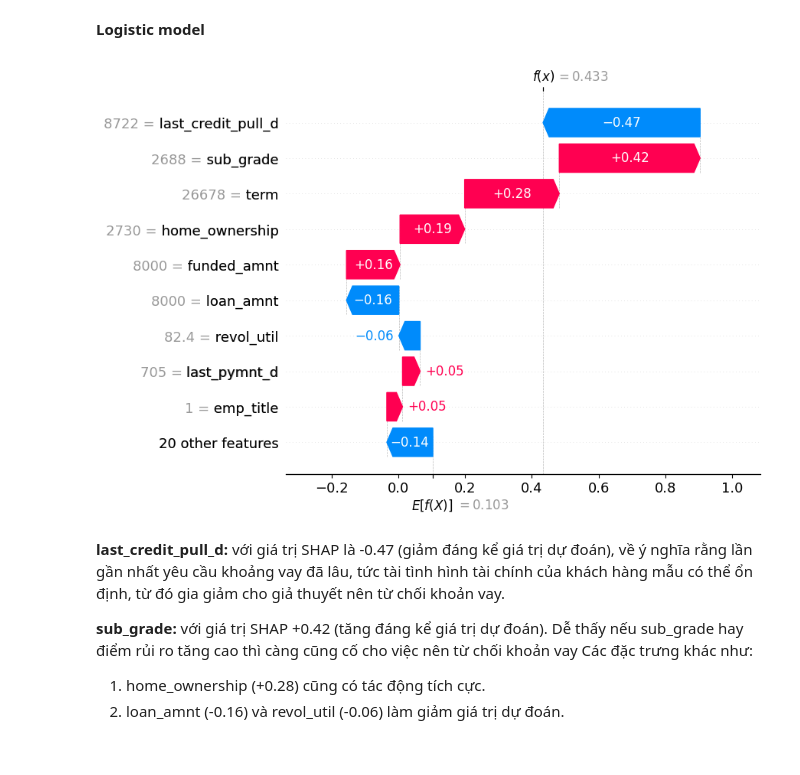
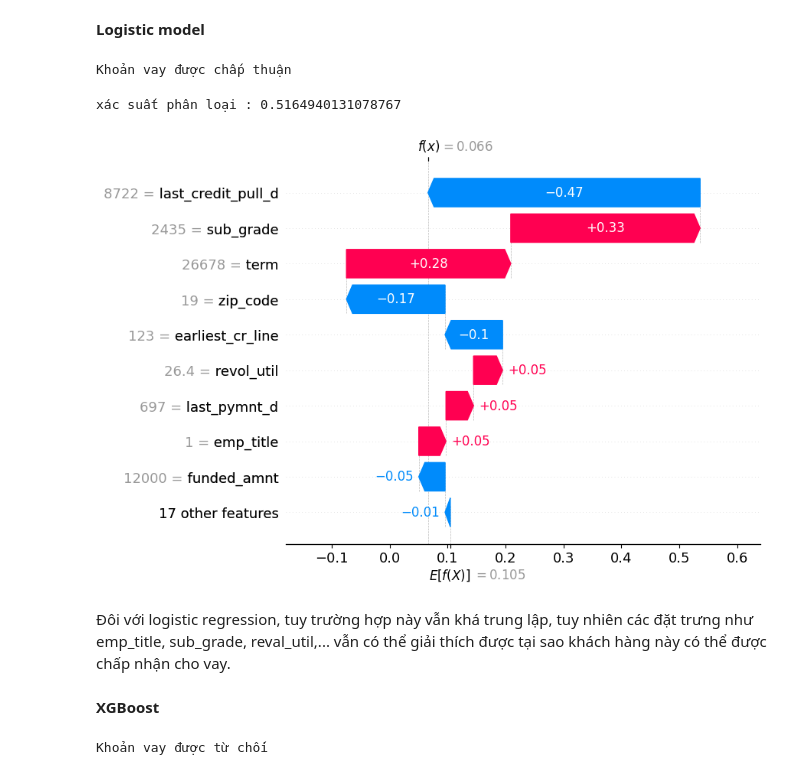
Before and after one commit to Meanliss/Project-midterm, a Jupyter notebook: MIDTERM (3).ipynb, the cells around one changed output. Saved outputs shown, nothing was run; the diff lists cells and outputs as text; code cells hidden in the pictures.

```diff
--- a/MIDTERM (3).ipynb
+++ b/MIDTERM (3).ipynb
@@ -445,6 +413,9 @@ X_train, X_val, y_train, y_val = train_test_split(
     X_train, y_train, test_size=0.2, random_state=42)
 # %% [markdown]
 # II Model Development
+# %%
+# Phần này node lại tập train cho từng model.
+X_val_selected_dict = {}
 # %% [markdown]
 ## 1.Decision Tree
 # %%
@@ -1661,5 +1659,7 @@ ROC AUC Score:
 # %% [markdown]
 Thế nên feature selection là nên chọn hết
+# %%
+X_val_selected_dict["XGB"] = X_val_selected
 # %% [markdown]
 # 4. Explainability
 # %%
@@ -1803,15 +1790,35 @@ Có thể hiểu rằng thời gian gần đây khách hàng đã thanh toán kh
 # %% [markdown]
 **Logistic model**
+# %%
+#dỰ ĐOÁN CỦA MÔ HÌNH TRONG TRƯỜNG HỢP NÀY
+predict_case = logistic_model.predict(X_val_selected_dict["logistic"].iloc[[random_idx]])
+if predict_case == 1:
+    print("Khoản vay được chấp thuận")
+else:
+    print("Khoản vay được từ chối")
+# %% [output]
+Khoản vay được chấp thuận
+# %%
+import math
+print(f"xác suất phân loại : {1 / (1 + np.exp(-0.066) )}")
+# %% [output]
+xác suất phân loại : 0.5164940131078767
 # %%
 explain_value_lr = explainer_lr(X_val_selected_dict["logistic"])
 # %%
-shap.waterfall_plot(explain_value_lr[random_idx, :, 0])
+shap.waterfall_plot(explain_value_lr[random_idx, :])
 # %% [output]
-[figure, old version]
+[figure, new version]
-# %% [markdown]
-**last_credit_pull_d:**  với giá trị SHAP là -0.47 (giảm đáng kể giá trị dự đoán), về ý nghĩa rằng lần gần nhất yêu cầu khoảng vay đã lâu, tức tài tình hình tài chính của khách hàng mẫu có thể ổn định, từ đó gia giảm cho giả thuyết nên từ chối khoản vay.
-
-**sub_grade:** với giá trị SHAP +0.42 (tăng đáng kể giá trị dự đoán). Dễ thấy nếu sub_grade hay điểm rủi ro tăng cao thì càng cũng cố cho việc nên từ chối khoản vay
-Các đặc trưng khác như:
-1. home_ownership (+0.28) cũng có tác động tích cực.
-2. loan_amnt (-0.16) và revol_util (-0.06) làm giảm giá trị dự đoán.
+# %% [markdown]
+Đôi với logistic regression, tuy trường hợp này vẫn khá trung lập, tuy nhiên các đặt trưng như emp_title, sub_grade, reval_util,... vẫn có thể giải thích được tại sao khách hàng này có thể được chấp nhận cho vay.
+# %% [markdown]
+**XGBoost**
+# %%
+#dỰ ĐOÁN CỦA MÔ HÌNH TRONG TRƯỜNG HỢP NÀY
+predict_case = XGB_model.predict(X_val_selected_dict["XGB"].iloc[[random_idx]])
+if predict_case == 1:
+    print("Khoản vay được chấp thuận")
+else:
+    print("Khoản vay được từ chối")
+# %% [output]
+Khoản vay được từ chối
```
Also changed, not shown: parts of 61 cells of this notebook.
